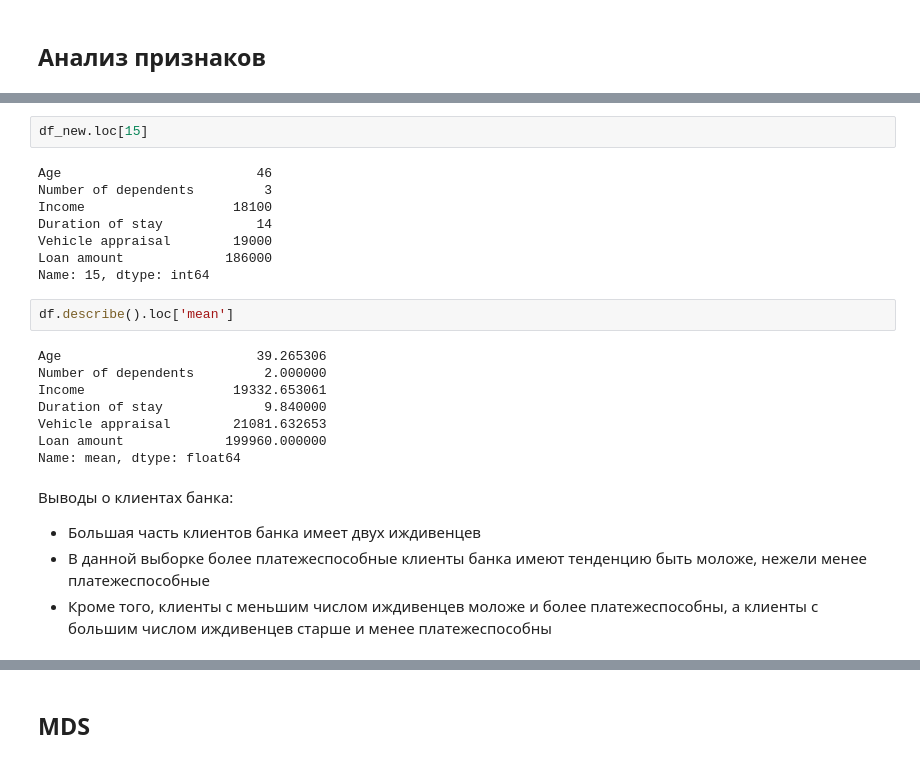
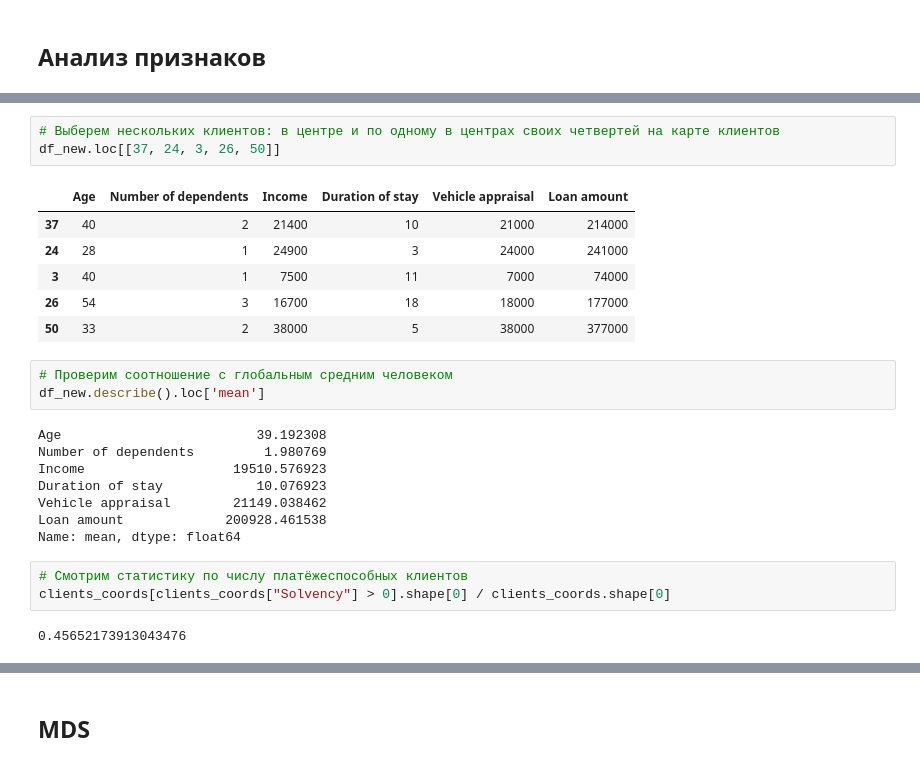
Before and after one commit to GrafVonTee/Kalyagin-Lab1, a Jupyter notebook: lab1.ipynb, the cells around one changed output, grey strips where cells are left out. Cells and saved outputs as stored; diff of their text form.

```diff
--- a/lab1.ipynb
+++ b/lab1.ipynb
@@ -478,25 +488,26 @@ plt.show()
 # %%
-df_new.loc[15]
+# Выберем нескольких клиентов: в центре и по одному в центрах своих четвертей на карте клиентов
+df_new.loc[[37, 24, 3, 26, 50]]
 # %% [output]
-Age                         46
-Number of dependents         3
-Income                   18100
-Duration of stay            14
-Vehicle appraisal        19000
-Loan amount             186000
-Name: 15, dtype: int64
+|  | Age | Number of dependents | Income | Duration of stay | Vehicle appraisal | Loan amount |
+| 37 | 40 | 2 | 21400 | 10 | 21000 | 214000 |
+| 24 | 28 | 1 | 24900 | 3 | 24000 | 241000 |
+| 3 | 40 | 1 | 7500 | 11 | 7000 | 74000 |
+| 26 | 54 | 3 | 16700 | 18 | 18000 | 177000 |
+| 50 | 33 | 2 | 38000 | 5 | 38000 | 377000 |
 # %%
-df.describe().loc['mean']
+# Проверим соотношение с глобальным средним человеком
+df_new.describe().loc['mean']
 # %% [output]
-Age                         39.265306
-Number of dependents         2.000000
-Income                   19332.653061
-Duration of stay             9.840000
-Vehicle appraisal        21081.632653
-Loan amount             199960.000000
+Age                         39.192308
+Number of dependents         1.980769
+Income                   19510.576923
+Duration of stay            10.076923
+Vehicle appraisal        21149.038462
+Loan amount             200928.461538
 Name: mean, dtype: float64
-# %% [markdown]
-Выводы о клиентах банка:
-- Большая часть клиентов банка имеет двух иждивенцев
-- В данной выборке более платежеспособные клиенты банка имеют тенденцию быть моложе, нежели менее платежеспособные
-- Кроме того, клиенты с меньшим числом иждивенцев моложе и более платежеспособны, а клиенты с большим числом иждивенцев старше и менее платежеспособны
+# %%
+# Смотрим статистику по числу платёжеспособных клиентов
+clients_coords[clients_coords["Solvency"] > 0].shape[0] / clients_coords.shape[0]
+# %% [output]
+0.45652173913043476
```
Also changed, not shown: parts of 17 cells of this notebook.
